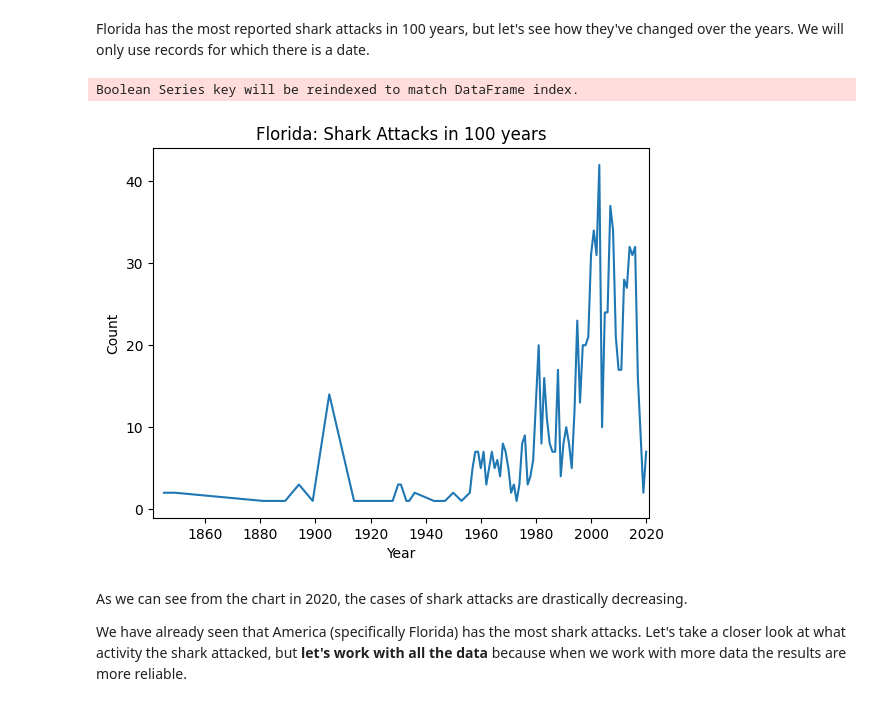
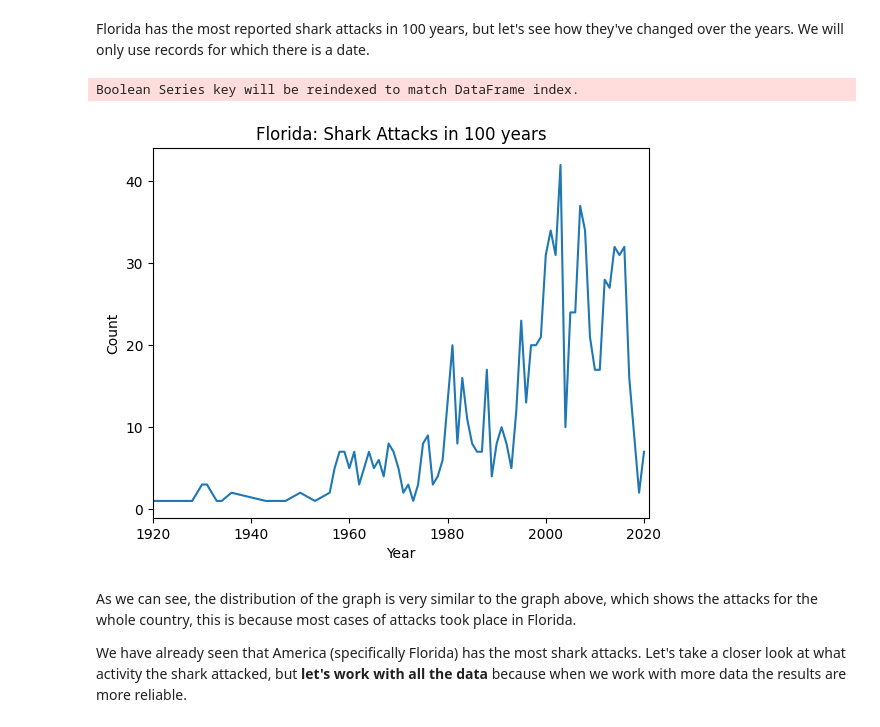
Before and after one commit to plamentzanov/data-science, a Jupyter notebook: Shark Attack Data Analysis.ipynb, the cells around one changed output. Saved outputs shown, nothing was run; the diff lists cells and outputs as text; code cells hidden in the pictures.

```diff
--- a/Shark Attack Data Analysis.ipynb
+++ b/Shark Attack Data Analysis.ipynb
@@ -168,18 +192,18 @@ Florida has the most reported shark attacks in 100 years, but let's see how they
 # %%
 florida_data = usa_data[mask_usa_area & (usa_data['area'] == 'Florida') & (usa_data['date'].dt.year <= 2021)].dropna().reset_index()
 florida_attacks_over_years = florida_data.groupby(florida_data['date'].dt.year).size()
 
 plt.plot(florida_data.groupby(florida_data['date'].dt.year).size())
-plt.xlim(left=1841, right=2021)
+plt.xlim(left=1920, right=2021)
 plt.xlabel("Year")
 plt.ylabel("Count")
 plt.title("Florida: Shark Attacks in 100 years")
 plt.show()
 # %% [output]
 Boolean Series key will be reindexed to match DataFrame index.
-[figure, old version]
+[figure, new version]
 # %% [markdown]
-As we can see from the chart in 2020, the cases of shark attacks are drastically decreasing.
+As we can see, the distribution of the graph is very similar to the graph above, which shows the attacks for the whole country, this is because most cases of attacks took place in Florida.
 
 We have already seen that America (specifically Florida) has the most shark attacks. Let's take a closer look at what activity the shark attacked, but **let's work with all the data** because when we work with more data the results are more reliable.
 # %%
```
Also changed, not shown: parts of 11 cells of this notebook.
